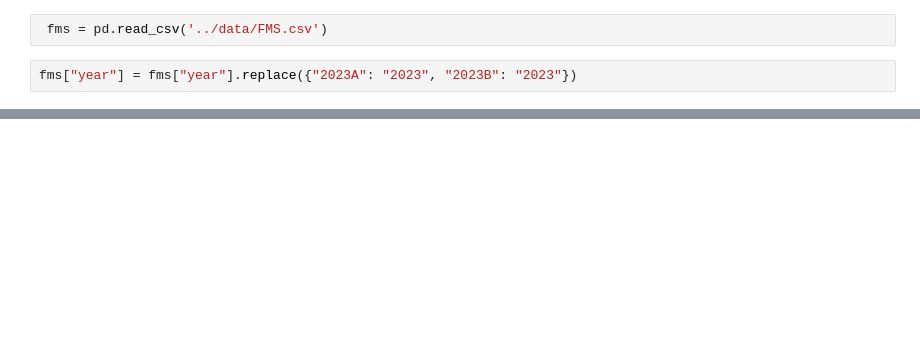
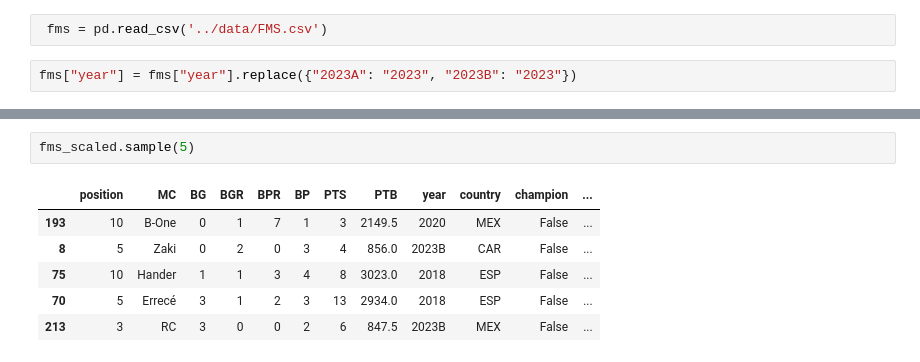
Before and after one commit to Void-CA/FMS, a Jupyter notebook: notebooks/eda.ipynb, the cells around one changed output, grey strips where cells are left out. Saved outputs shown, nothing was run; the diff lists cells and outputs as text; blank space fills up the shorter version.

```diff
--- a/notebooks/eda.ipynb
+++ b/notebooks/eda.ipynb
@@ -276,0 +277,9 @@ sns.barplot(x="year", y="PTB", data=x, hue="country")
+# %%
+fms_scaled.sample(5)
+# %% [output]
+|  | position | MC | BG | BGR | BPR | BP | PTS | PTB | year | country | champion | ... |
+| 193 | 10 | B-One | 0 | 1 | 7 | 1 | 3 | 2149.5 | 2020 | MEX | False | ... |
+| 8 | 5 | Zaki | 0 | 2 | 0 | 3 | 4 | 856.0 | 2023B | CAR | False | ... |
+| 75 | 10 | Hander | 1 | 1 | 3 | 4 | 8 | 3023.0 | 2018 | ESP | False | ... |
+| 70 | 5 | Errecé | 3 | 1 | 2 | 3 | 13 | 2934.0 | 2018 | ESP | False | ... |
+| 213 | 3 | RC | 3 | 0 | 0 | 2 | 6 | 847.5 | 2023B | MEX | False | ... |
```
Also changed, not shown: parts of 4 cells of this notebook.
